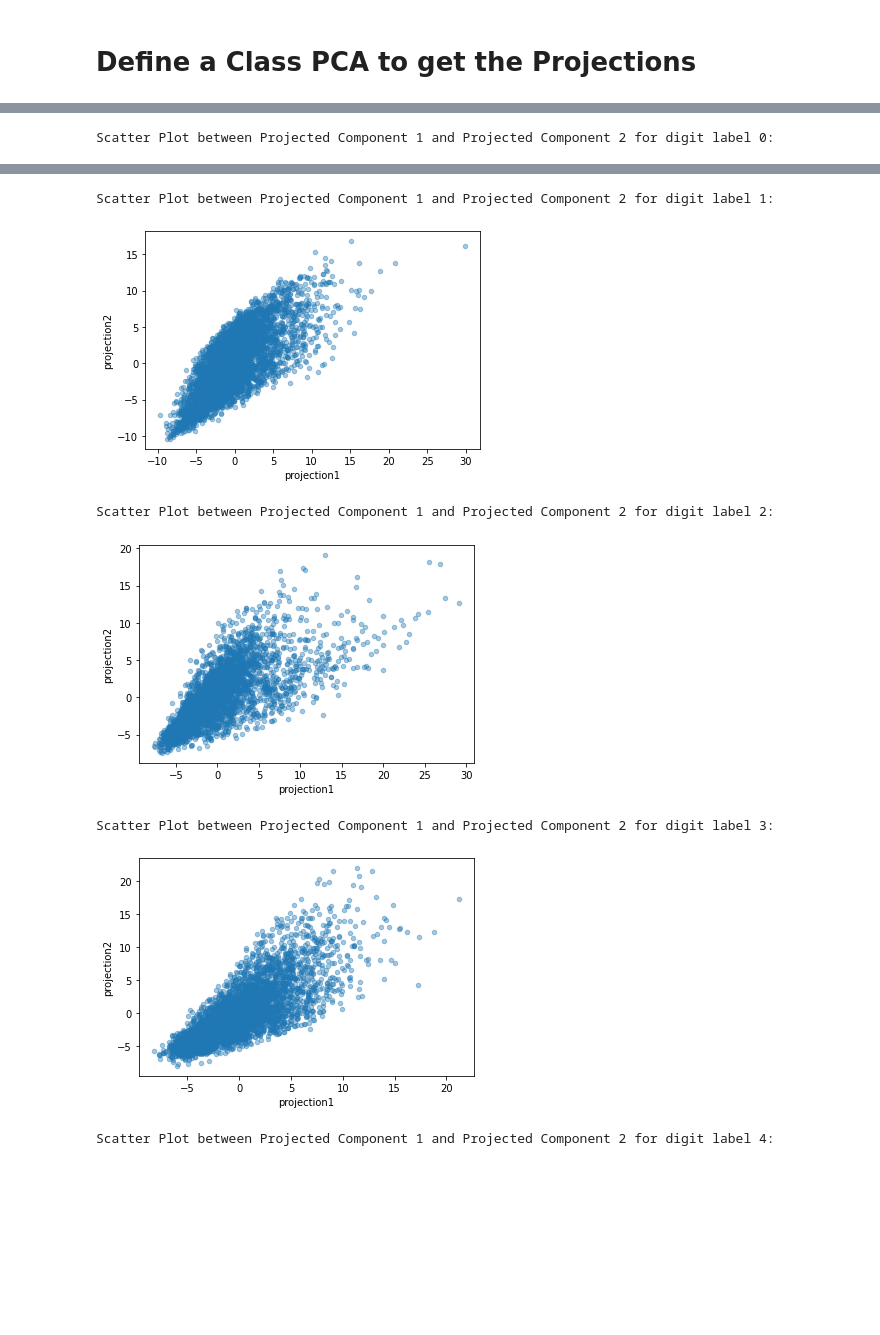
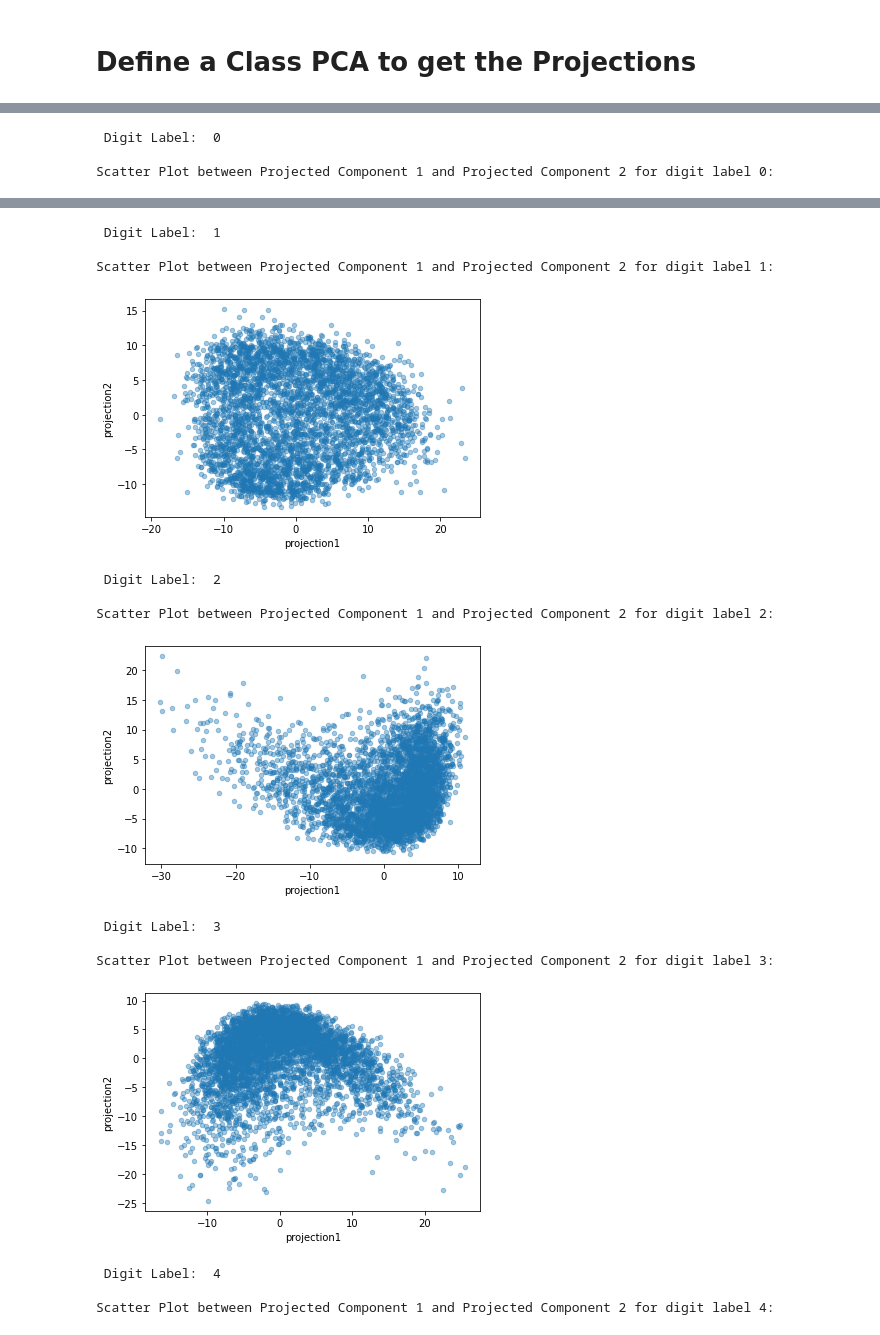
Before and after one commit to niteshjindal-7/unsupervised-learning, a Jupyter notebook: dimensionality-reduction/principal_component_analysis_digit_recognizer.ipynb, the cells around one changed output, grey strips where cells are left out. Cells and saved outputs as stored; diff of their text form; code cells hidden in the pictures; blank space fills up the shorter version.

```diff
--- a/dimensionality-reduction/principal_component_analysis_digit_recognizer.ipynb
+++ b/dimensionality-reduction/principal_component_analysis_digit_recognizer.ipynb
@@ -201,7 +203,7 @@ class PCA:
         '''
 
         eigval, eigvec = np.linalg.eig(covariance_matrix)
-        pairs_eigval_eigvec = [(np.abs(eigval[k]), np.abs(eigvec[:,k])) for k in range(len(eigval))]
+        pairs_eigval_eigvec = [(np.abs(eigval[k]), eigvec[:,k]) for k in range(len(eigval))]
         sorted_eg_ev_pairs = sorted(pairs_eigval_eigvec, key=lambda rw: rw[0], reverse=True)
         return sorted_eg_ev_pairs
 
@@ -220,9 +222,9 @@ class PCA:
     def get_projected_data(self, scaleddata, covariance_matrix):
         '''
         Takes the covariance matrix of dimensions D*D
-        Computes the Dot Product of scaled data (4132*784)
+        Computes the Dot Product of scaled data for cat0 -> (4132*784)
         with the eigen vectors of Covariance Matrix  with highest eigen values (784*2)
-        Return the projected data set of dimensions (4132*2)
+        Return the projected data set of dimensions (m*2) for example for cat0->(4132*2)
         '''
         stcked_cmpnts = self.extract_n_principal_components(covariance_matrix)
         projecteddata = scaleddata.dot(stcked_cmpnts)
@@ -238,22 +245,42 @@ uniq_categories=sorted(data.label.unique())
 
 #create PCA instance (object)
 pca_instance=PCA(data, 0)  ## 0 is the column index of labels in the data.
+scaled_dat, cov_mat=pca_instance.cov_mat(uniq_categories[0])
+information=pca_instance.eig_val_eig_vec(cov_mat)
+
+
 
 '''
 Loop on the subset of label filtered by the unique digit label.
 '''
+# eigval= [i[0] for i in information]
+# var_in_projections = eigval[0]*eigval[0] + eigval[1]*eigval[0]
+# total_var=sum(pd.Series(eigval).apply(lambda x: x*2))
+# var_captured=var_in_projections/total_var
+# var_captured
+# (information[0][0] + information[1][0])
 
+viz_proj=[]
 for i in range(len(uniq_categories)):
 
     # use class method `cov_mat` to get the scaled feature data and its covariance matrix.
+    print("\n Digit Label: ", uniq_categories[i])
     scaled_dat, cov_mat=pca_instance.cov_mat(uniq_categories[i])
-
+#     information=pca_instance.eig_val_eig_vec(cov_mat)
     #get the top two projections that captures maximum variance in covariance matrix of the data.
     projecteddata=pca_instance.get_projected_data(scaled_dat, cov_mat)
+    viz_projections=projecteddata.copy(deep=True)
+    viz_projections['label'] = uniq_categories[i].astype(int)
+    viz_proj.append(viz_projections)
 
     print("\nScatter Plot between Projected Component 1 and Projected Component 2 for digit label "
           + str(uniq_categories[i]) + ":\n")
     projecteddata.plot(kind="scatter", x= "projection1", y= "projection2", alpha=0.4)
     plt.show()
+
+projected_dataset_viz=pd.concat(viz_proj)
+display(projected_dataset_viz) # projected dataframe with reduced dimensions to two.
 # %% [output]
+ Digit Label:  0
+
 Scatter Plot between Projected Component 1 and Projected Component 2 for digit label 0:
@@ -261,7 +288,15 @@ Scatter Plot between Projected Component 1 and Projected Component 2 for digit l
+ Digit Label:  1
+
 Scatter Plot between Projected Component 1 and Projected Component 2 for digit label 1:
-[figure, old version]
+[figure, new version]
+ Digit Label:  2
+
 Scatter Plot between Projected Component 1 and Projected Component 2 for digit label 2:
-[figure, old version]
+[figure, new version]
+ Digit Label:  3
+
 Scatter Plot between Projected Component 1 and Projected Component 2 for digit label 3:
-[figure, old version]
+[figure, new version]
+ Digit Label:  4
+
 Scatter Plot between Projected Component 1 and Projected Component 2 for digit label 4:
```
Also changed, not shown: parts of 8 cells of this notebook.
